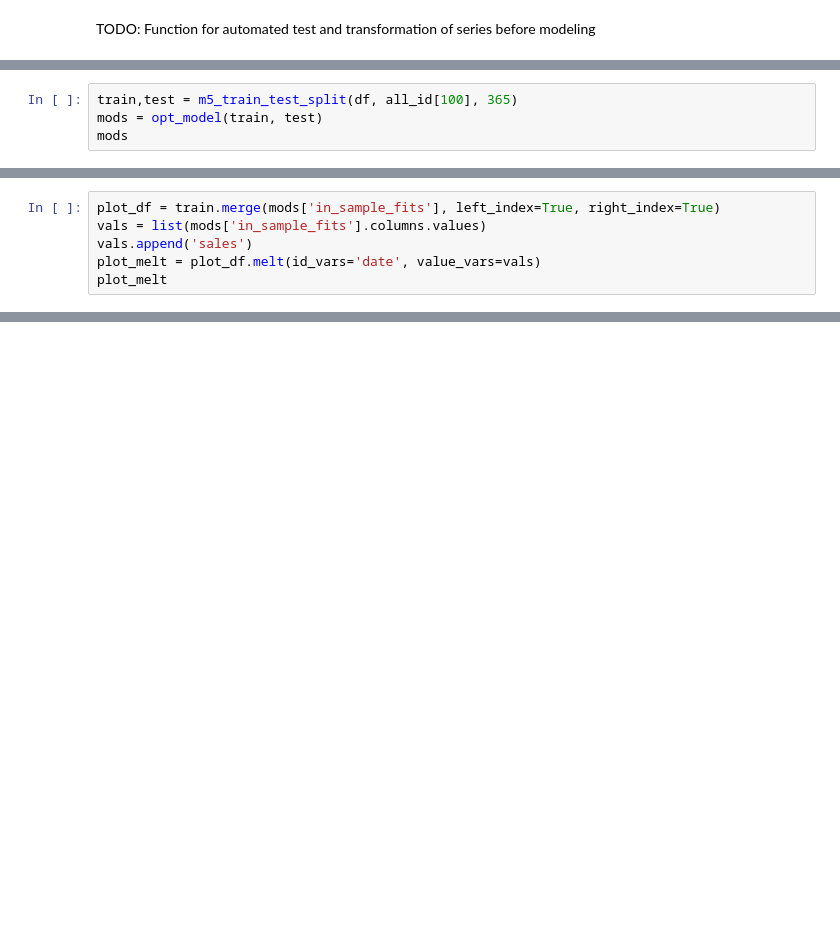
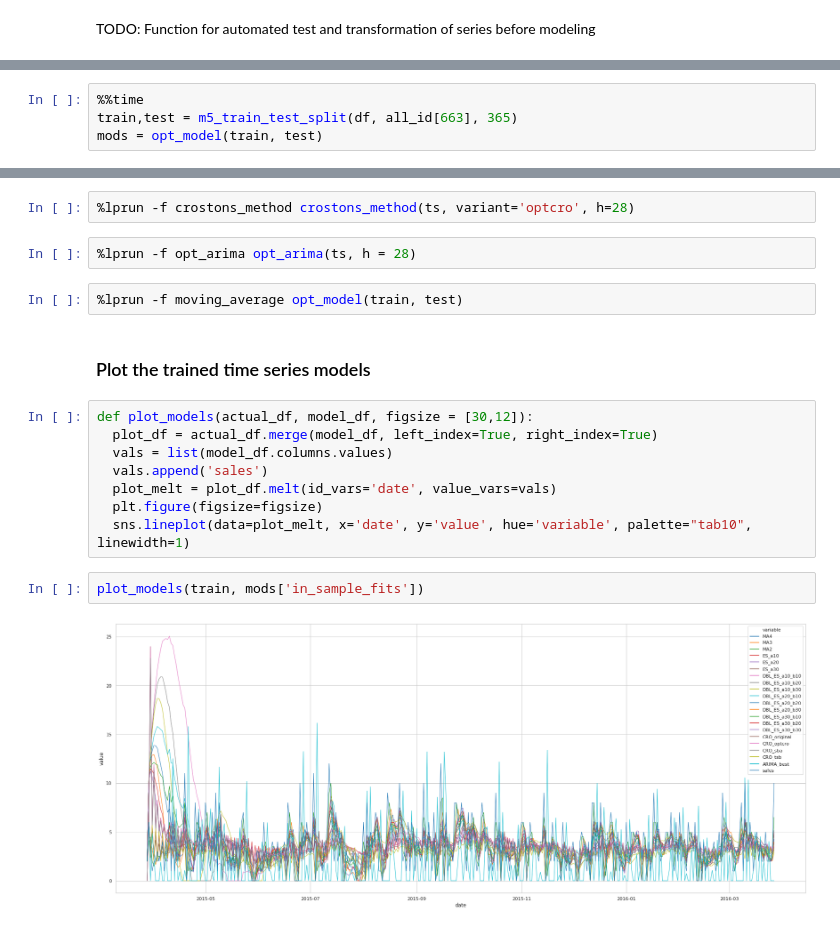
Before and after one commit to DanteHaywood/m5_forecast_accuracy, a Jupyter notebook: m5_forecast_accuracy.ipynb, the cells around one changed output, grey strips where cells are left out. Saved outputs shown, nothing was run; the diff lists cells and outputs as text; blank space fills up the shorter version.

```diff
--- a/m5_forecast_accuracy.ipynb
+++ b/m5_forecast_accuracy.ipynb
@@ -1132,4 +974,0 @@ def opt_model(train, test):
-# %%
-train,test = m5_train_test_split(df, all_id[100], 365)
-mods = opt_model(train, test)
-mods
@@ -1154,6 +974,0 @@ mods
-# %%
-plot_df = train.merge(mods['in_sample_fits'], left_index=True, right_index=True)
-vals = list(mods['in_sample_fits'].columns.values)
-vals.append('sales')
-plot_melt = plot_df.melt(id_vars='date', value_vars=vals)
-plot_melt
@@ -1179,0 +1159,4 @@ sns.lineplot(data=plot_melt, x='date', y='value', hue='variable', palette="tab10
+# %%
+%%time
+train,test = m5_train_test_split(df, all_id[663], 365)
+mods = opt_model(train, test)
@@ -1179,0 +1175,20 @@ sns.lineplot(data=plot_melt, x='date', y='value', hue='variable', palette="tab10
+# %%
+%lprun -f crostons_method crostons_method(ts, variant='optcro', h=28)
+# %%
+%lprun -f opt_arima opt_arima(ts, h = 28)
+# %%
+%lprun -f moving_average opt_model(train, test)
+# %% [markdown]
+### Plot the trained time series models
+# %%
+def plot_models(actual_df, model_df, figsize = [30,12]):
+  plot_df = actual_df.merge(model_df, left_index=True, right_index=True)
+  vals = list(model_df.columns.values)
+  vals.append('sales')
+  plot_melt = plot_df.melt(id_vars='date', value_vars=vals)
+  plt.figure(figsize=figsize)
+  sns.lineplot(data=plot_melt, x='date', y='value', hue='variable', palette="tab10", linewidth=1)
+# %%
+plot_models(train, mods['in_sample_fits'])
+# %% [output]
+[figure, added]
```
Also changed, not shown: parts of 80 cells of this notebook.
